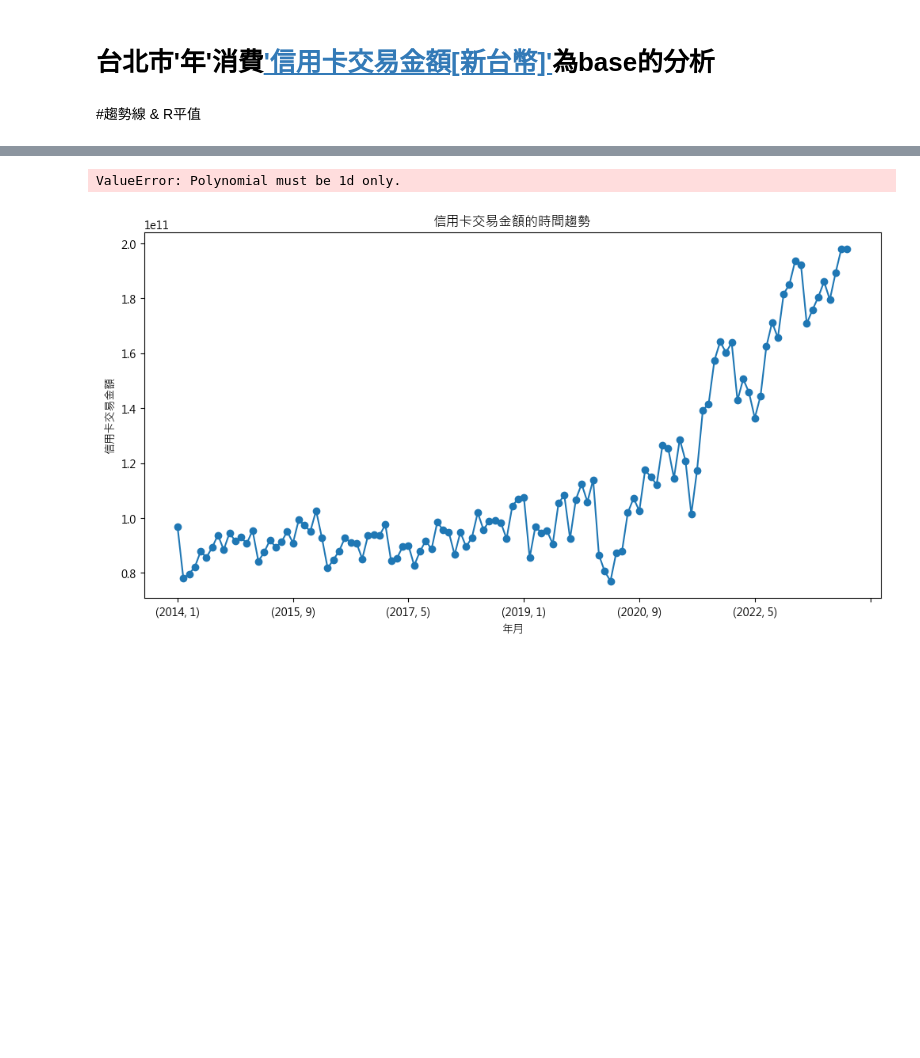
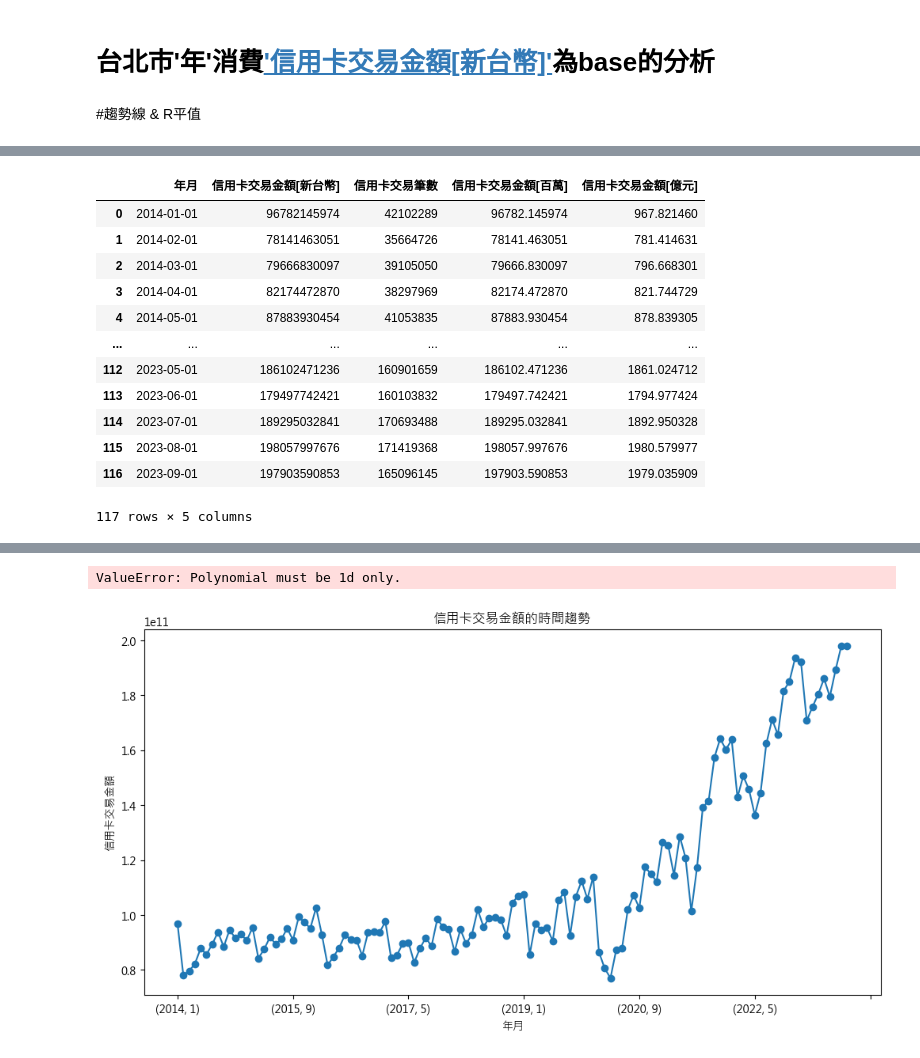
Before and after one commit to George1120901/..__creditcard__, a Jupyter notebook: test6-heatMap.ipynb, the cells around one changed output, grey strips where cells are left out. Saved outputs shown, nothing was run; the diff lists cells and outputs as text; code cells hidden in the pictures; blank space fills up the shorter version.

```diff
--- a/test6-heatMap.ipynb
+++ b/test6-heatMap.ipynb
@@ -959,0 +1063,16 @@ plt.show()
+# %%
+df_grouped
+# %% [output]
+|  | 年月 | 信用卡交易金額[新台幣] | 信用卡交易筆數 | 信用卡交易金額[百萬] | 信用卡交易金額[億元] |
+| 0 | 2014-01-01 | 96782145974 | 42102289 | 96782.145974 | 967.821460 |
+| 1 | 2014-02-01 | 78141463051 | 35664726 | 78141.463051 | 781.414631 |
+| 2 | 2014-03-01 | 79666830097 | 39105050 | 79666.830097 | 796.668301 |
+| 3 | 2014-04-01 | 82174472870 | 38297969 | 82174.472870 | 821.744729 |
+| 4 | 2014-05-01 | 87883930454 | 41053835 | 87883.930454 | 878.839305 |
+| ... | ... | ... | ... | ... | ... |
+| 112 | 2023-05-01 | 186102471236 | 160901659 | 186102.471236 | 1861.024712 |
+| 113 | 2023-06-01 | 179497742421 | 160103832 | 179497.742421 | 1794.977424 |
+| 114 | 2023-07-01 | 189295032841 | 170693488 | 189295.032841 | 1892.950328 |
+| 115 | 2023-08-01 | 198057997676 | 171419368 | 198057.997676 | 1980.579977 |
+| 116 | 2023-09-01 | 197903590853 | 165096145 | 197903.590853 | 1979.035909 |
+117 rows × 5 columns
```
Also changed, not shown: parts of 15 cells of this notebook.
